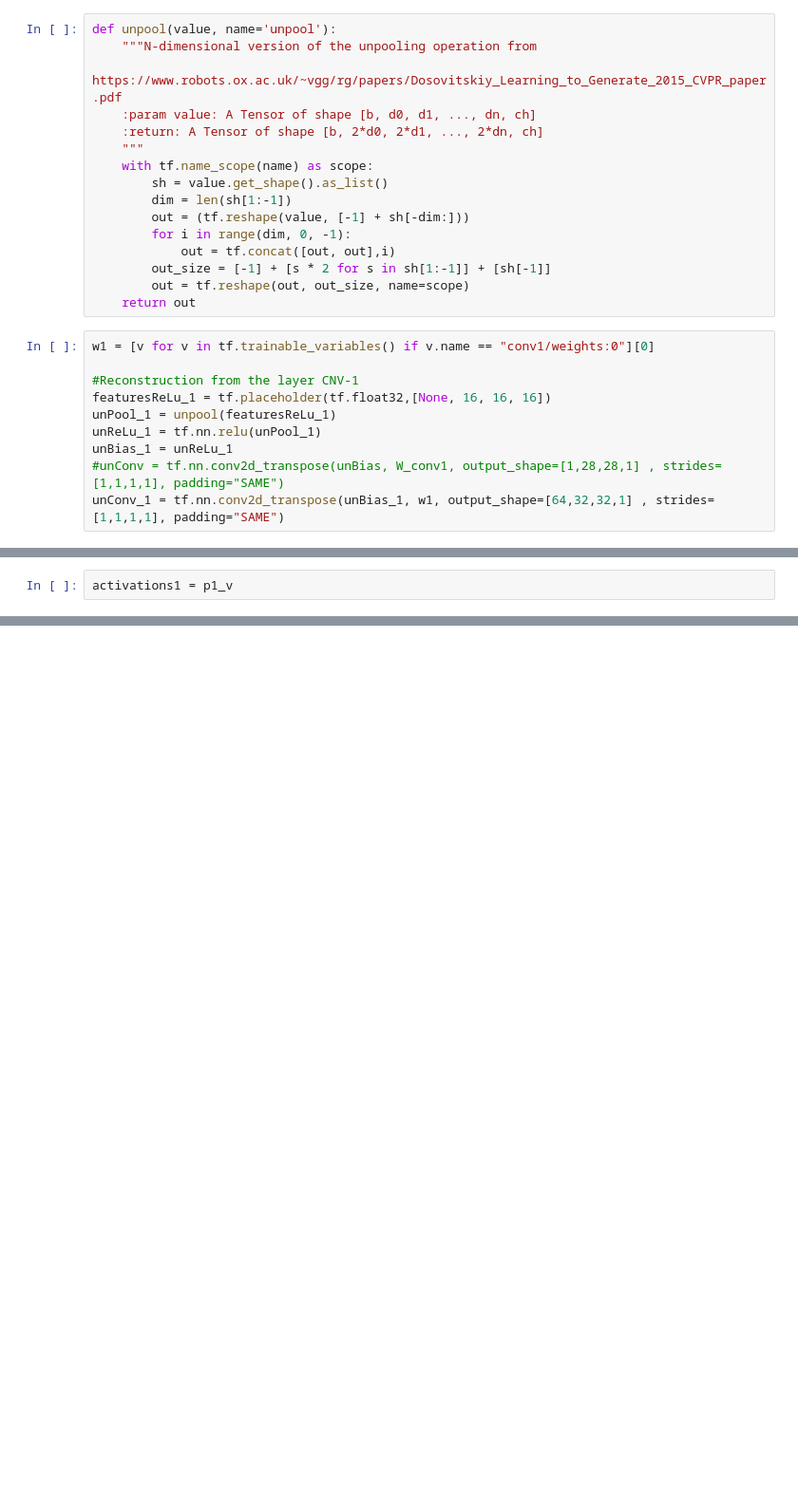
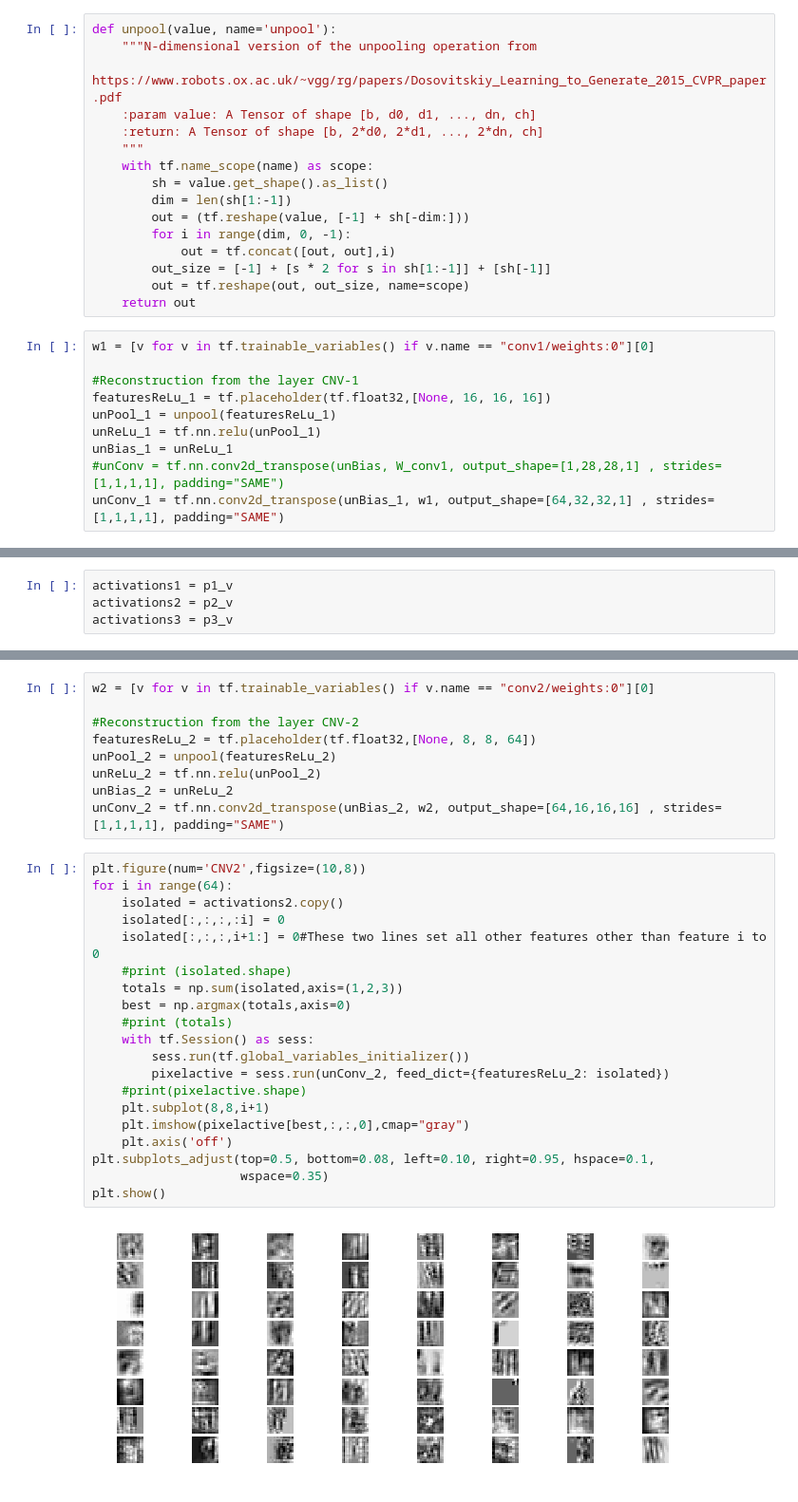
Before and after one commit to bpeng93/AML_Project, a Jupyter notebook: Main Notebook.ipynb, the cells around one changed output, grey strips where cells are left out. Shown at 95% size. Cells and saved outputs as stored; diff of their text form; blank space fills up the shorter version.

```diff
--- a/Main Notebook.ipynb
+++ b/Main Notebook.ipynb
@@ -337,3 +325,5 @@ with tf.Session() as sess:
 # %%
 activations1 = p1_v
+activations2 = p2_v
+activations3 = p3_v
 # %%
@@ -365,0 +353,31 @@ plt.show()
+# %%
+w2 = [v for v in tf.trainable_variables() if v.name == "conv2/weights:0"][0]
+
+#Reconstruction from the layer CNV-2
+featuresReLu_2 = tf.placeholder(tf.float32,[None, 8, 8, 64])
+unPool_2 = unpool(featuresReLu_2)
+unReLu_2 = tf.nn.relu(unPool_2)
+unBias_2 = unReLu_2
+unConv_2 = tf.nn.conv2d_transpose(unBias_2, w2, output_shape=[64,16,16,16] , strides=[1,1,1,1], padding="SAME")
+# %%
+plt.figure(num='CNV2',figsize=(10,8))
+for i in range(64):
+    isolated = activations2.copy()
+    isolated[:,:,:,:i] = 0
+    isolated[:,:,:,i+1:] = 0#These two lines set all other features other than feature i to 0
+    #print (isolated.shape)
+    totals = np.sum(isolated,axis=(1,2,3))
+    best = np.argmax(totals,axis=0)
+    #print (totals)
+    with tf.Session() as sess:
+        sess.run(tf.global_variables_initializer())
+        pixelactive = sess.run(unConv_2, feed_dict={featuresReLu_2: isolated})
+    #print(pixelactive.shape)
+    plt.subplot(8,8,i+1)
+    plt.imshow(pixelactive[best,:,:,0],cmap="gray")
+    plt.axis('off')
+plt.subplots_adjust(top=0.5, bottom=0.08, left=0.10, right=0.95, hspace=0.1,
+                    wspace=0.35)
+plt.show()
+# %% [output]
+[figure, added]
```
Also changed, not shown: parts of 3 cells of this notebook.
